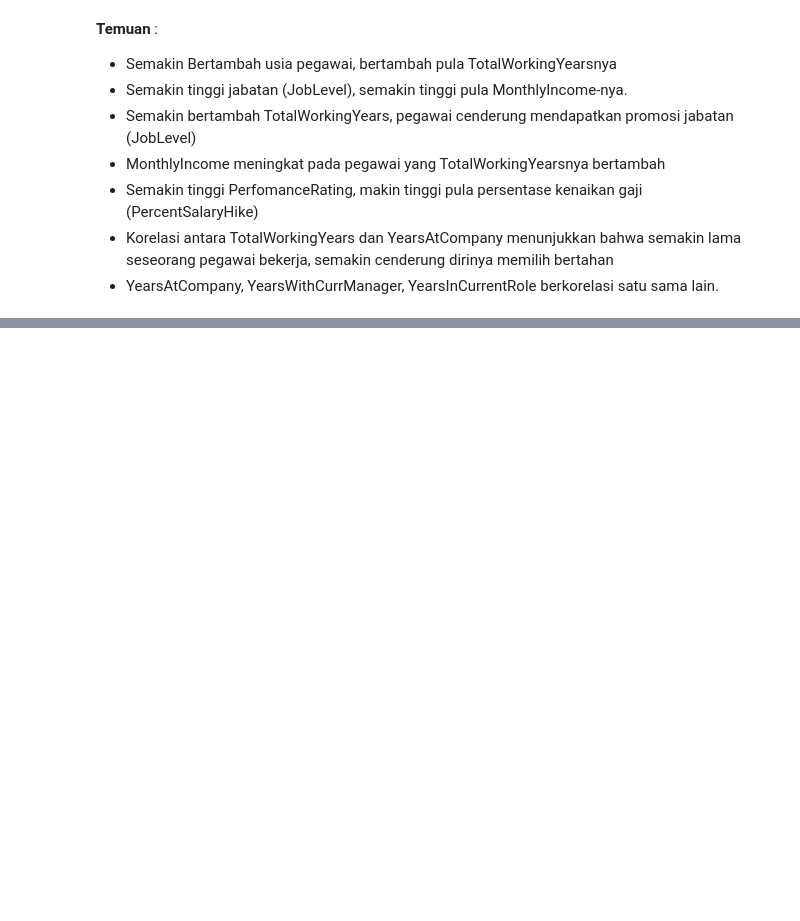
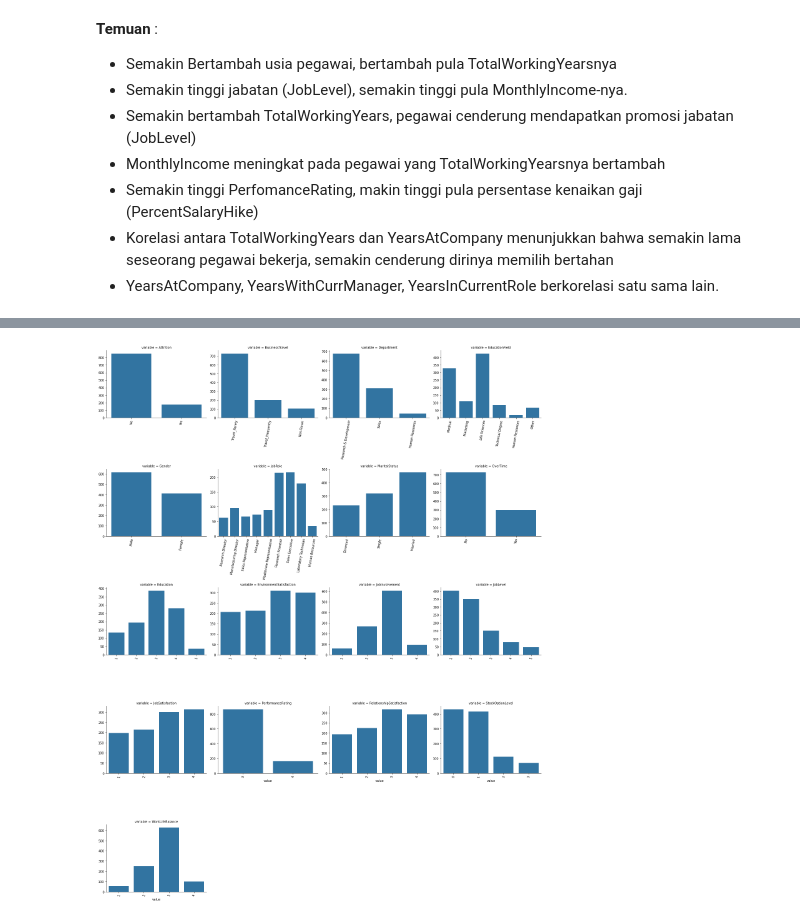
Before and after one commit to ariandy/final, a Jupyter notebook: 2. Exploratory Data Analysis.ipynb, the cells around one changed output, grey strips where cells are left out. Saved outputs shown, nothing was run; the diff lists cells and outputs as text; code cells hidden in the pictures; blank space fills up the shorter version.

```diff
--- a/2. Exploratory Data Analysis.ipynb
+++ b/2. Exploratory Data Analysis.ipynb
@@ -294,0 +285,7 @@ plt.show()
+# %%
+categorical_features = df.select_dtypes(include=['object'])
+categorical_features = pd.concat([categorical_features, df[categorical_by_behaviour]],
+                                 axis=1, sort=False)
+rows,col=(categorical_features.shape)
+print("Number of Category columns are:",col)
+print(categorical_features.columns)
@@ -294,0 +300,10 @@ plt.show()
+# %%
+categorical_features_melt = categorical_features.melt()
+# %%
+grid = sns.FacetGrid(categorical_features_melt, col='variable',sharex=False,
+                     dropna=True, sharey=False, size=5,col_wrap=4)
+grid.set_xticklabels(rotation=80)
+countPlot = grid.map(sns.countplot,'value')
+countPlot.fig.tight_layout()
+# %% [output]
+[figure, added]
```
Also changed, not shown: parts of 19 cells of this notebook, 2 other files.
